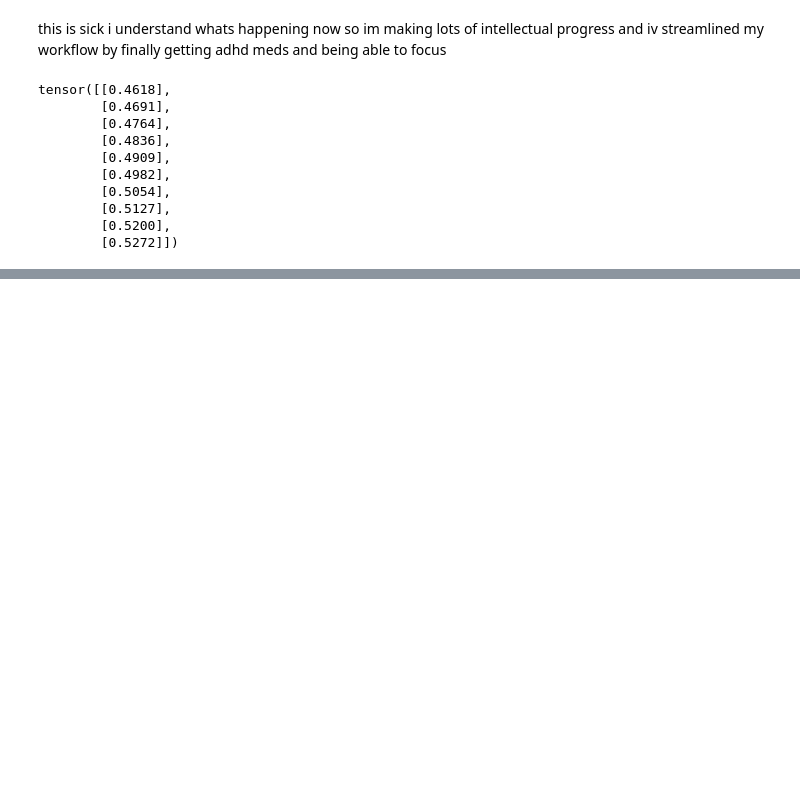
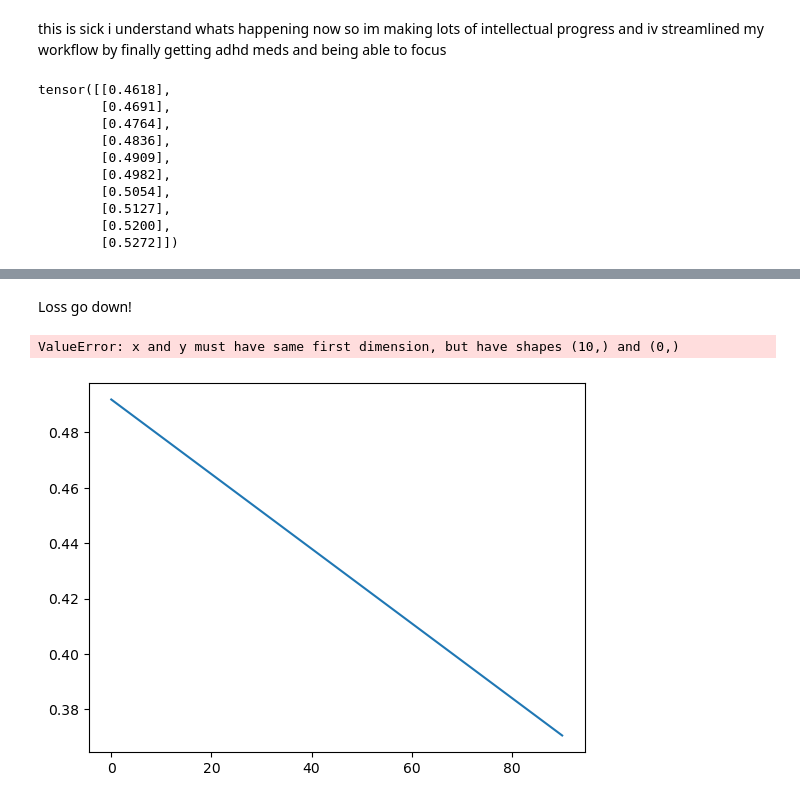
Before and after one commit to Toyolo/Study, a Jupyter notebook: torch_study_notebook.ipynb, the cells around one changed output, grey strips where cells are left out. Drawn from its saved outputs; the diff is of its cells as text; code cells hidden in the pictures; blank space fills up the shorter version.

```diff
--- a/torch_study_notebook.ipynb
+++ b/torch_study_notebook.ipynb
@@ -1277,0 +1432,13 @@ these are bad predictions because its first pass
+# %% [markdown]
+Loss go down!
+# %%
+# Plot the loss curves
+plt.plot(epoch_list, train_losses, label="Train loss")
+plt.plot(epoch_list, test_losses, label="Test loss")
+plt.title("Training and test loss curves")
+plt.ylabel("Loss")
+plt.xlabel("Epochs")
+plt.legend();
+# %% [output]
+ValueError: x and y must have same first dimension, but have shapes (10,) and (0,)
+[figure, added]
```
Also changed, not shown: parts of 6 cells of this notebook.
